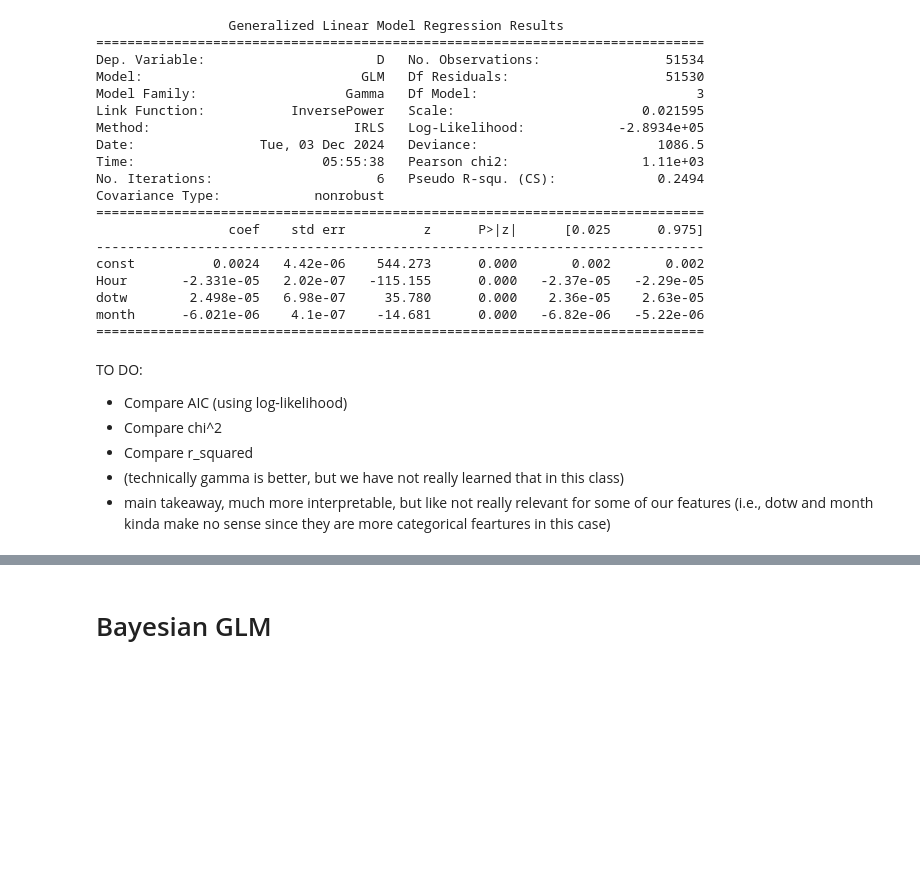
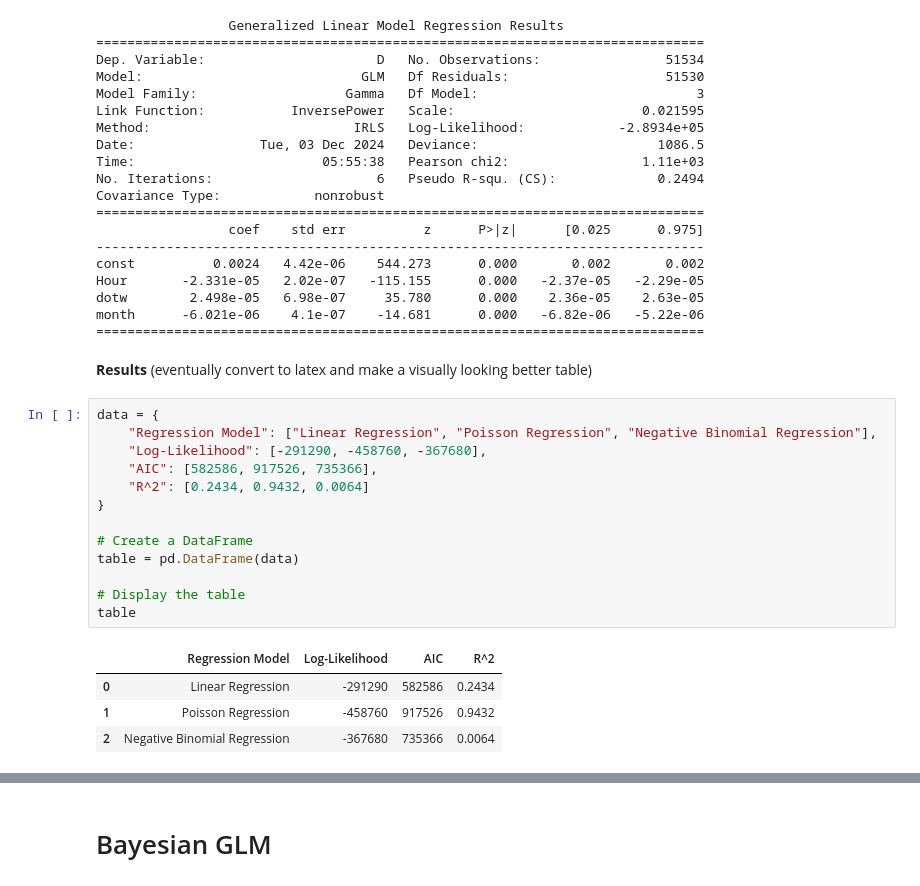
Before and after one commit to omarmejiaa/ds102_finalproj, a Jupyter notebook: q2_12_2.ipynb, the cells around one changed output, grey strips where cells are left out. Cells and saved outputs as stored; diff of their text form; blank space fills up the shorter version.

```diff
--- a/q2_12_2.ipynb
+++ b/q2_12_2.ipynb
@@ -160,10 +190,23 @@ Hour       -2.331e-05   2.02e-07   -115.155      0.000   -2.37e-05   -2.29e-05
 dotw        2.498e-05   6.98e-07     35.780      0.000    2.36e-05    2.63e-05
 month      -6.021e-06    4.1e-07    -14.681      0.000   -6.82e-06   -5.22e-06
 ==============================================================================
-# %% [markdown]
-TO DO:
-- Compare AIC (using log-likelihood)
-- Compare chi^2
-- Compare r_squared
-- (technically gamma is better, but we have not really learned that in this class)
-- main takeaway, much more interpretable, but like not really relevant for some of our features (i.e., dotw and month kinda make no sense since they are more categorical feartures in this case)
+# %% [markdown]
+**Results** (eventually convert to latex and make a visually looking better table)
+# %%
+data = {
+    "Regression Model": ["Linear Regression", "Poisson Regression", "Negative Binomial Regression"],
+    "Log-Likelihood": [-291290, -458760, -367680],
+    "AIC": [582586, 917526, 735366],
+    "R^2": [0.2434, 0.9432, 0.0064]
+}
+
+# Create a DataFrame
+table = pd.DataFrame(data)
+
+# Display the table
+table
+# %% [output]
+|  | Regression Model | Log-Likelihood | AIC | R^2 |
+| 0 | Linear Regression | -291290 | 582586 | 0.2434 |
+| 1 | Poisson Regression | -458760 | 917526 | 0.9432 |
+| 2 | Negative Binomial Regression | -367680 | 735366 | 0.0064 |
```
Also changed, not shown: parts of 21 cells of this notebook.
